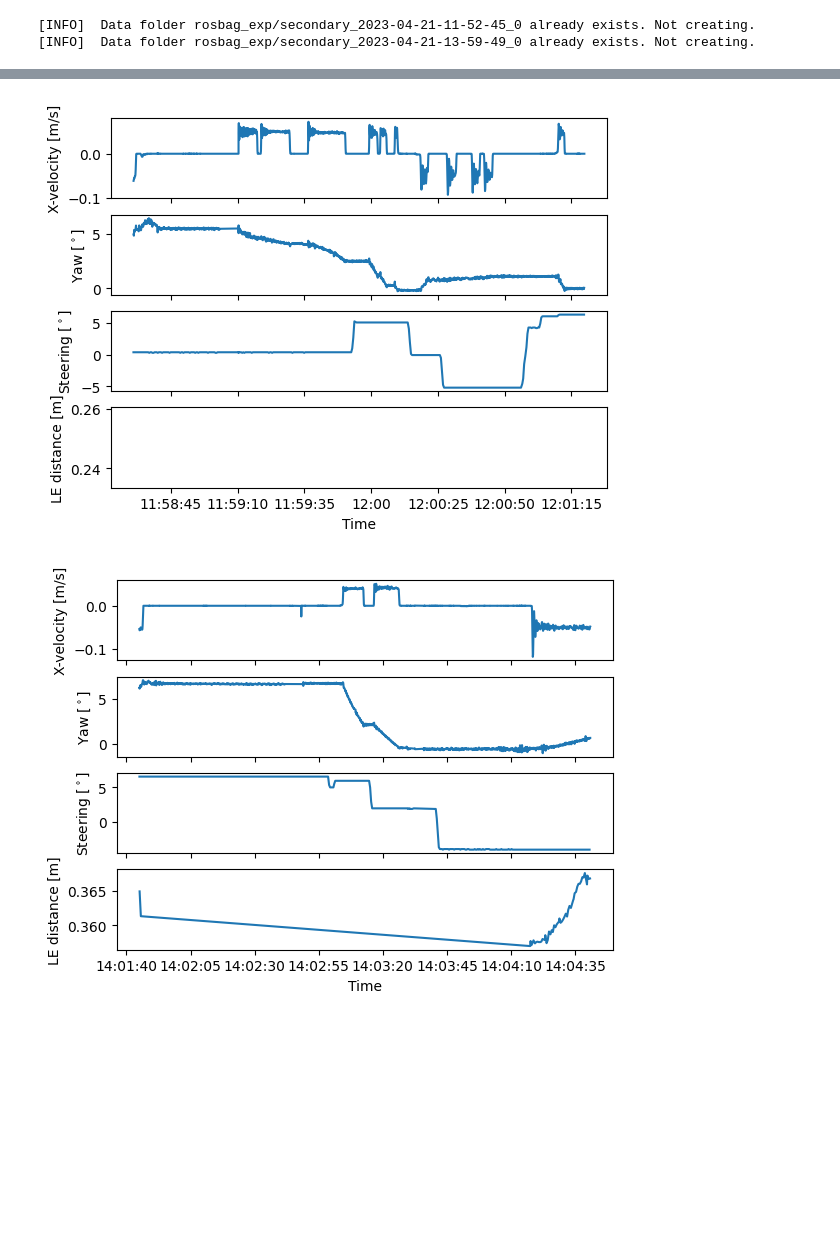
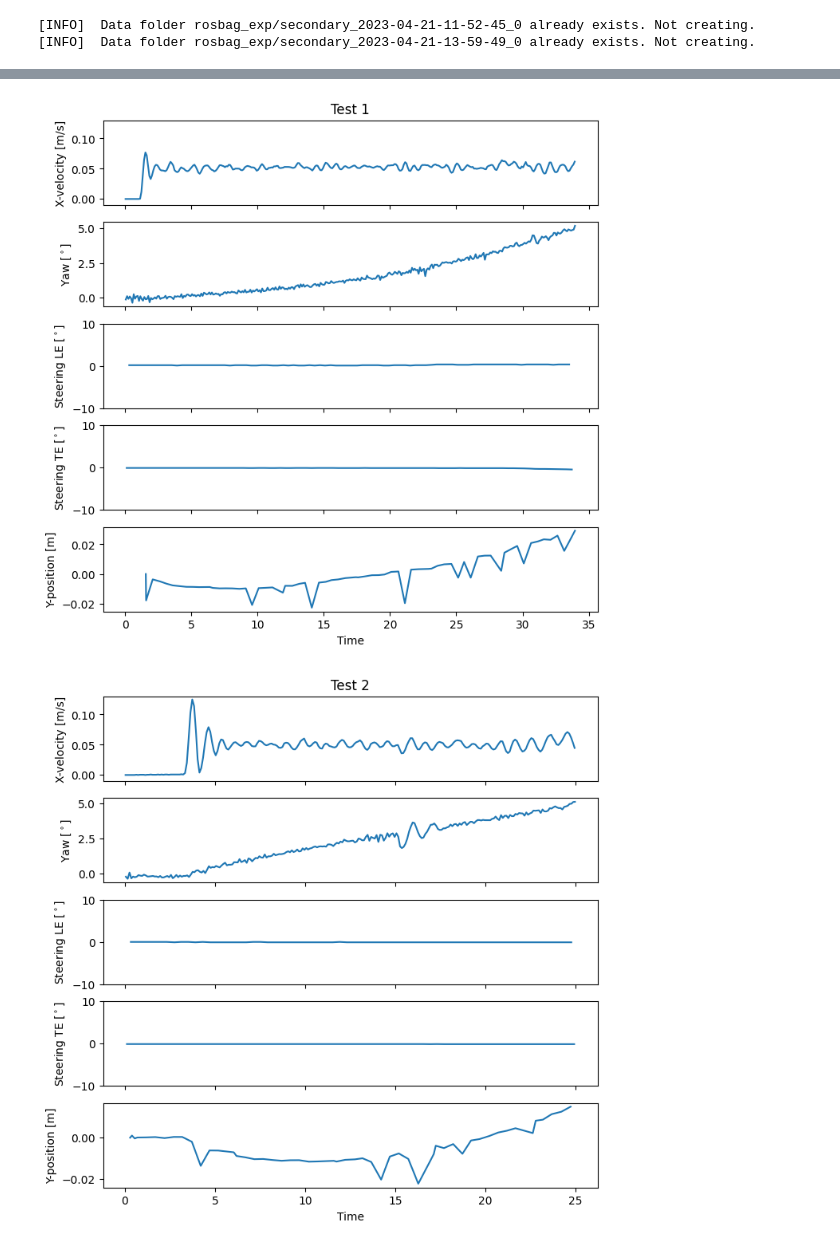
Before and after one commit to robotengineer123/RR-RobotSim, a Jupyter notebook: dataprocessing.ipynb, the cells around one changed output, grey strips where cells are left out. Drawn from its saved outputs; the diff is of its cells as text; code cells hidden in the pictures; blank space fills up the shorter version.

```diff
--- a/dataprocessing.ipynb
+++ b/dataprocessing.ipynb
@@ -137,35 +150,35 @@ t_end = [t1_end, t2_end, t3_end, t4_end, t5_end, t6_end, t7_end, t8_end, t9_end]
 year = 2023
 month = 4
 day = 21
-GMT_offset = 2*3600
 
-def df_time_span(t_start_lst, t_end_lst, df):
+def df_time_span(t_start, t_end, df):
 
-    dt_start = datetime.datetime(year, month, day, t_start_lst[0], t_start_lst[1], t_start_lst[2])
-    dt_end = datetime.datetime(year, month, day, t_end_lst[0], t_end_lst[1], t_end_lst[2])
-
-    t_start = time.mktime(dt_start.timetuple())
-    t_end = time.mktime(dt_end.timetuple())
+    t_start = time.mktime(t_start.timetuple())
+    t_end = time.mktime(t_end.timetuple())
 
     df_timed = df[(df.Time >= t_start) & (df.Time <= t_end)].copy()
 
-    df_timed['Time'] = pd.to_datetime(df_timed['Time']+GMT_offset, unit='s').dt.time
-
-    # df_timed['Time'] = df_timed['Time'] - t_start
+    df_timed['Time'] = df_timed['Time'] - t_start
 
     return df_timed
 
 # Plot vel, yaw, le_dist
-def df_plot(t_start_lst, t_end_lst, df_vel, df_yaw, df_le_dist, df_steer, title=''):
+def df_plot(t_start, t_end, df_vel, df_yaw, df_le_dist, df_left_steer, df_right_steer, title=''):
 
-    df_vel_timed =  df_time_span(t_start_lst, t_end_lst, df_vel)
-    df_yaw_timed = df_time_span(t_start_lst, t_end_lst, df_yaw)
-    df_le_dist_timed = df_time_span(t_start_lst, t_end_lst, df_le_dist)
-    df_steer_timed = df_time_span(t_start_lst, t_end_lst, df_steer)
+    df_vel_timed =  df_time_span(t_start, t_end, df_vel)
+    df_yaw_timed = df_time_span(t_start, t_end, df_yaw)
+    df_le_dist_timed = df_time_span(t_start, t_end, df_le_dist)
+    df_left_steer_timed = df_time_span(t_start, t_end, df_left_steer)
+    df_right_steer_timed = df_time_span(t_start, t_end, df_right_steer)
 
-    fig, axes = plt.subplots(nrows=4, ncols=1, sharex=True)
+    df_vel_timed['data'] = -df_vel_timed['data']
+    df_ypos_timed = df_le_dist_timed
+    df_ypos_timed['data'] = -(df_ypos_timed['data'] - df_ypos_timed['data'].iat[0])
 
-    df_vel_timed.plot(x='Time', xlabel='Time', y='data', ylabel='X-velocity [m/s]', legend=False, ax=axes[0], title=title)
+    fig, axes = plt.subplots(nrows=5, ncols=1, figsize=(8,8), sharex=True)
+
+    df_vel_timed.plot(ylim=[-0.01, 0.13], x='Time', xlabel='Time', y='data', ylabel='X-velocity [m/s]', legend=False, ax=axes[0], title=title)
     df_yaw_timed.plot(x='Time', xlabel='Time', y='euler_angles.yaw', ylabel='Yaw [$^\circ$]', legend=False, ax=axes[1])
-    df_steer_timed.plot(x='Time', xlabel='Time', y='angle', ylabel='Steering [$^\circ$]', legend=False, ax=axes[2])
-    df_le_dist_timed.plot(x='Time', xlabel='Time', y='data', ylabel='LE distance [m]', legend=False, ax=axes[3])
+    df_left_steer_timed.plot(ylim=[-10, 10], x='Time', xlabel='Time', y='angle', ylabel='Steering LE [$^\circ$]', legend=False, ax=axes[2])
+    df_right_steer_timed.plot(ylim=[-10, 10], x='Time', xlabel='Time', y='angle', ylabel='Steering TE [$^\circ$]', legend=False, ax=axes[3])
+    df_ypos_timed.plot(x='Time', xlabel='Time', y='data', ylabel='Y-position [m]', legend=False, ax=axes[4])
@@ -172,6 +203,6 @@ def df_plot(t_start_lst, t_end_lst, df_vel, df_yaw, df_le_dist, df_steer, title=
 # %%
 for i in range(0,9):
-    df_plot(t_start[i], t_end[i], df_vel_exp, df_yaw_exp, df_le_dist_exp, df_steer_exp, title=f'')
+    df_plot(test_starts[i], test_ends[i], df_vel_exp, df_yaw_exp, df_le_dist_exp, df_left_steer_exp, df_right_steer_exp, title=f'Test {i+1}')
 # %% [output]
-[figure, old version]
+[figure, new version]
-[figure, old version]
+[figure, new version]
```
Also changed, not shown: parts of 14 cells of this notebook, 4 other files.
